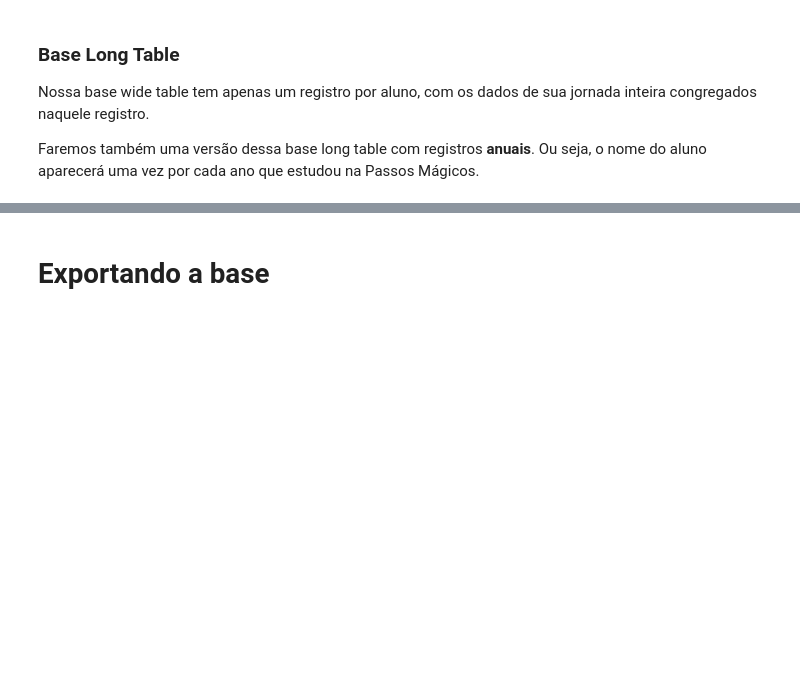
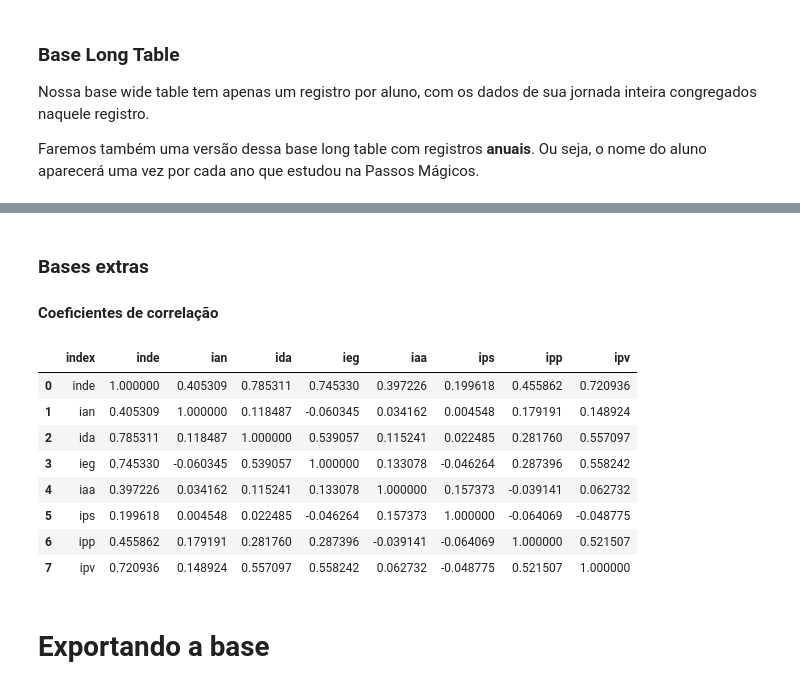
Before and after one commit to victoria-menezes/fiap-data-analytics-DATATHON, a Jupyter notebook: notebook.ipynb, the cells around one changed output, grey strips where cells are left out. Drawn from its saved outputs; the diff is of its cells as text; code cells hidden in the pictures; blank space fills up the shorter version.

```diff
--- a/notebook.ipynb
+++ b/notebook.ipynb
@@ -2345,3 +2369,21 @@ df.shape, (len(students[2022]) + len(students[2023]) + len(students[2024]))
+# %% [markdown]
+### Bases extras
+#### Coeficientes de correlação
+# %%
+df_corr_coef = df_long[indicators].corr()
+# %%
+df_corr_coef = df_corr_coef.reset_index()
+df_corr_coef
+# %% [output]
+|  | index | inde | ian | ida | ieg | iaa | ips | ipp | ipv |
+| 0 | inde | 1.000000 | 0.405309 | 0.785311 | 0.745330 | 0.397226 | 0.199618 | 0.455862 | 0.720936 |
+| 1 | ian | 0.405309 | 1.000000 | 0.118487 | -0.060345 | 0.034162 | 0.004548 | 0.179191 | 0.148924 |
+| 2 | ida | 0.785311 | 0.118487 | 1.000000 | 0.539057 | 0.115241 | 0.022485 | 0.281760 | 0.557097 |
+| 3 | ieg | 0.745330 | -0.060345 | 0.539057 | 1.000000 | 0.133078 | -0.046264 | 0.287396 | 0.558242 |
+| 4 | iaa | 0.397226 | 0.034162 | 0.115241 | 0.133078 | 1.000000 | 0.157373 | -0.039141 | 0.062732 |
+| 5 | ips | 0.199618 | 0.004548 | 0.022485 | -0.046264 | 0.157373 | 1.000000 | -0.064069 | -0.048775 |
+| 6 | ipp | 0.455862 | 0.179191 | 0.281760 | 0.287396 | -0.039141 | -0.064069 | 1.000000 | 0.521507 |
+| 7 | ipv | 0.720936 | 0.148924 | 0.557097 | 0.558242 | 0.062732 | -0.048775 | 0.521507 | 1.000000 |
 # %% [markdown]
 # Exportando a base
 # %%
```
Also changed, not shown: parts of 25 cells of this notebook.
